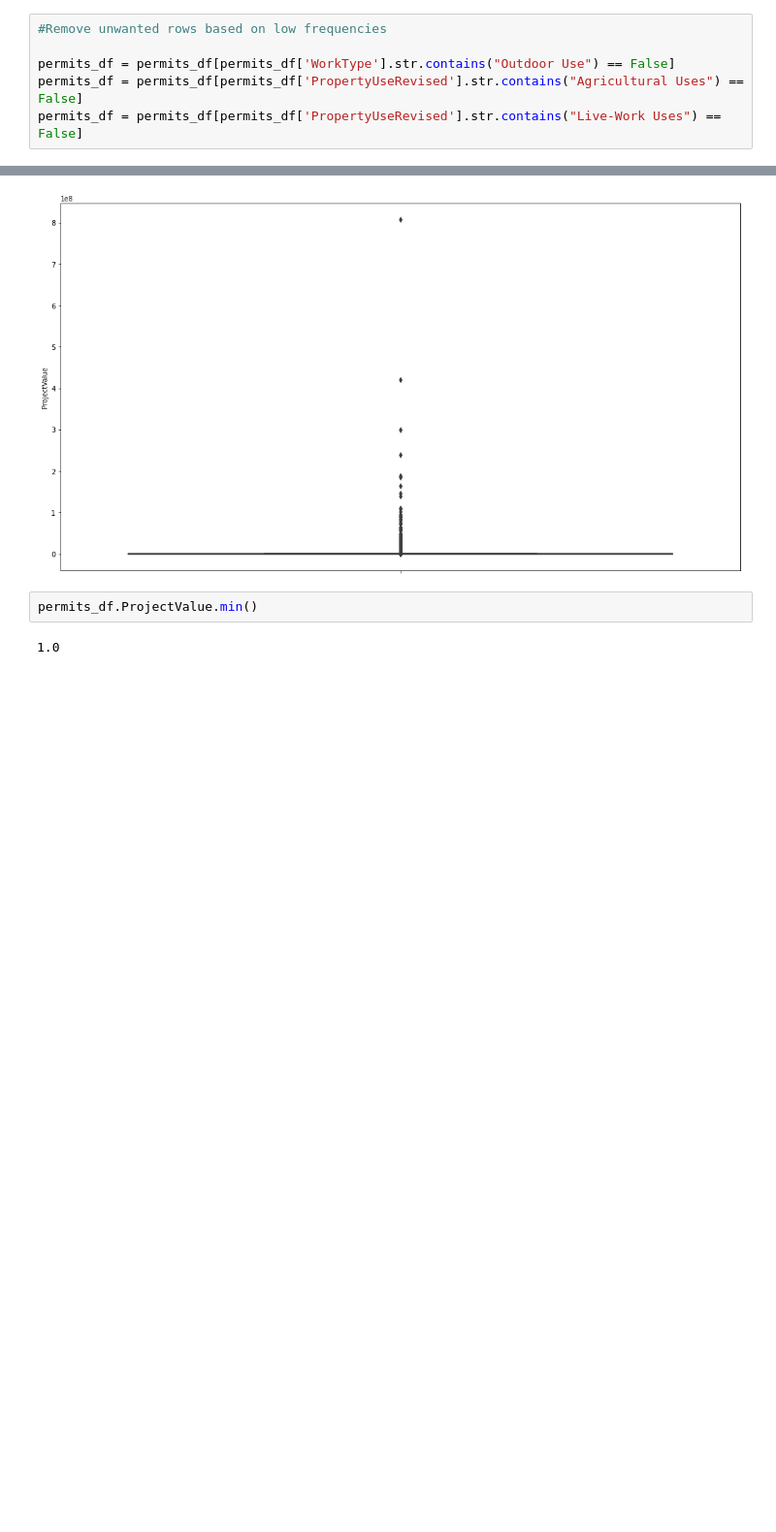
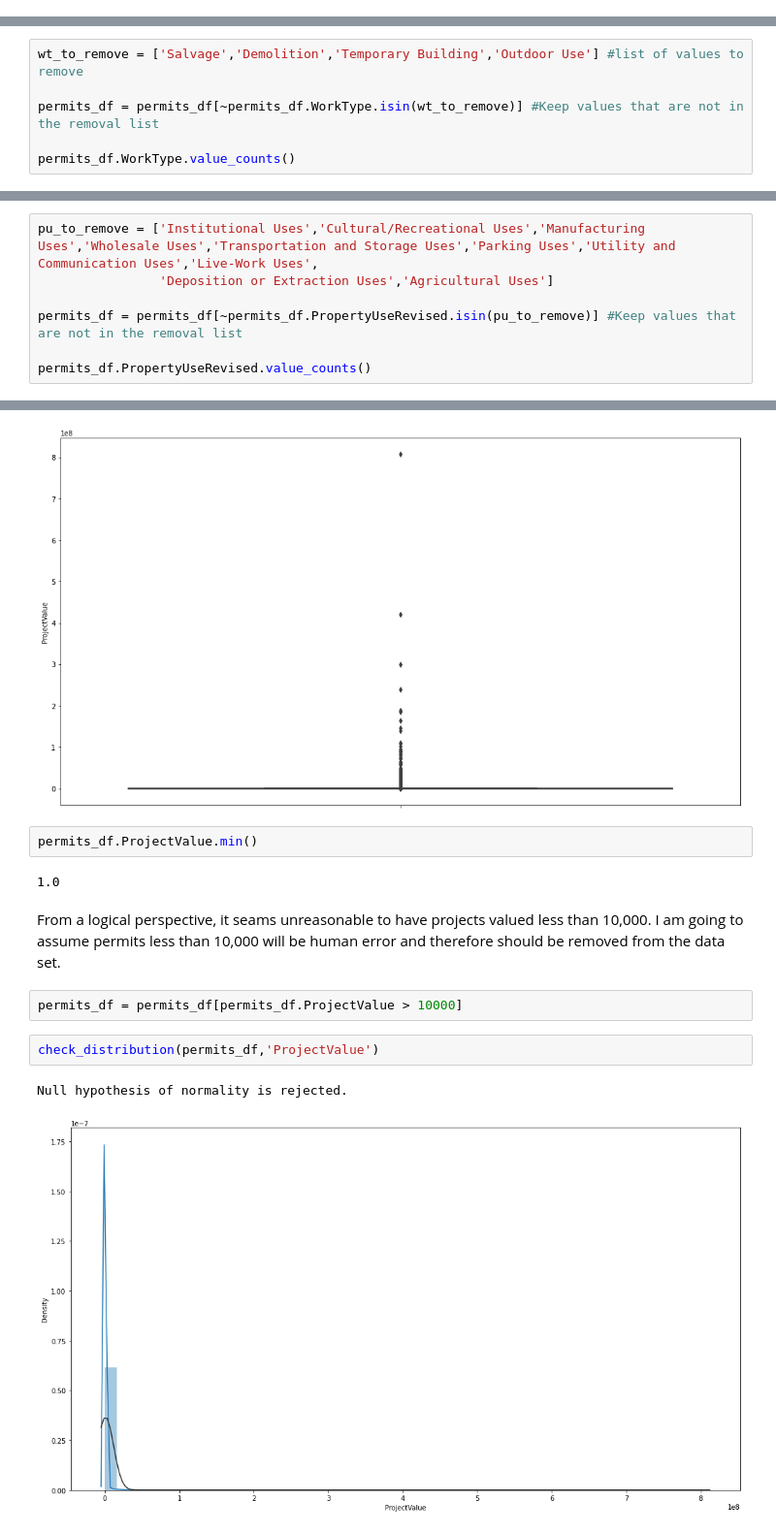
Before and after one commit to RoryAJames/CIND-820, a Jupyter notebook: CIND.ipynb, the cells around one changed output, grey strips where cells are left out. Shown: that part at 97% size. Cells and saved outputs as stored; diff of their text form; blank space fills up the shorter version.

```diff
--- a/CIND.ipynb
+++ b/CIND.ipynb
@@ -435,6 +430,0 @@ Remove outdoor use in work type, along with live work, deposition, and agricultu
-# %%
-#Remove unwanted rows based on low frequencies
-
-permits_df = permits_df[permits_df['WorkType'].str.contains("Outdoor Use") == False]
-permits_df = permits_df[permits_df['PropertyUseRevised'].str.contains("Agricultural Uses") == False]
-permits_df = permits_df[permits_df['PropertyUseRevised'].str.contains("Live-Work Uses") == False]
@@ -440,0 +433,6 @@ permits_df = permits_df[permits_df['PropertyUseRevised'].str.contains("Live-Work
+# %%
+wt_to_remove = ['Salvage','Demolition','Temporary Building','Outdoor Use'] #list of values to remove
+
+permits_df = permits_df[~permits_df.WorkType.isin(wt_to_remove)] #Keep values that are not in the removal list
+
+permits_df.WorkType.value_counts()
@@ -440,0 +445,7 @@ permits_df = permits_df[permits_df['PropertyUseRevised'].str.contains("Live-Work
+# %%
+pu_to_remove = ['Institutional Uses','Cultural/Recreational Uses','Manufacturing Uses','Wholesale Uses','Transportation and Storage Uses','Parking Uses','Utility and Communication Uses','Live-Work Uses',
+                'Deposition or Extraction Uses','Agricultural Uses']
+
+permits_df = permits_df[~permits_df.PropertyUseRevised.isin(pu_to_remove)] #Keep values that are not in the removal list
+
+permits_df.PropertyUseRevised.value_counts()
@@ -522,3 +538,12 @@ Null hypothesis of normality is rejected.
 permits_df.ProjectValue.min()
 # %% [output]
 1.0
+# %% [markdown]
+From a logical perspective, it seams unreasonable to have projects valued less than 10,000. I am going to assume permits less than 10,000 will be human error and therefore should be removed from the data set.
+# %%
+permits_df = permits_df[permits_df.ProjectValue > 10000]
+# %%
+check_distribution(permits_df,'ProjectValue')
+# %% [output]
+Null hypothesis of normality is rejected.
+[figure, added]
```
Also changed, not shown: parts of 25 cells of this notebook.
